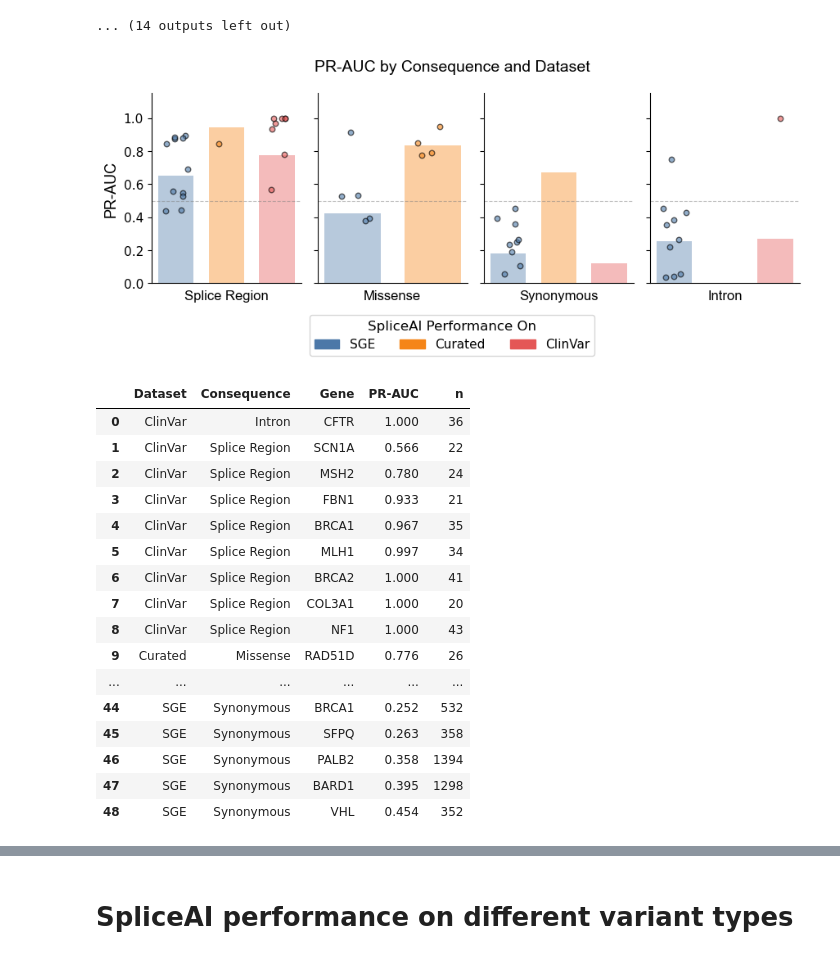
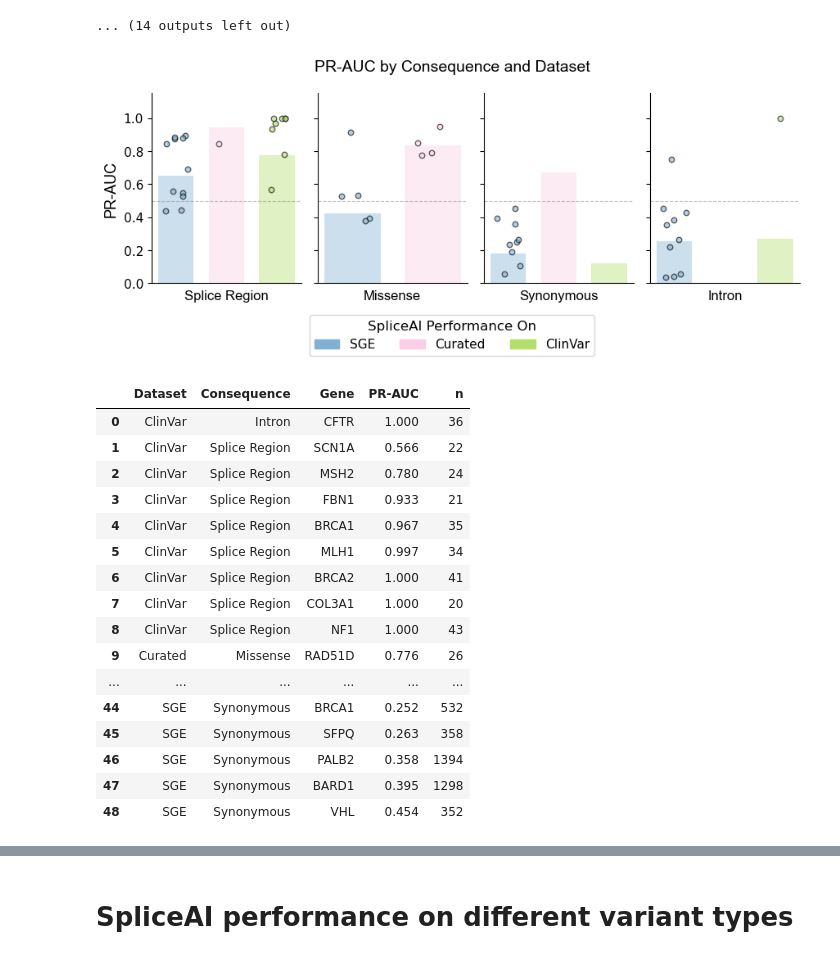
Before and after one commit to ivanw314/PillarProject_CAVA_Analysis, a Jupyter notebook: Notebooks/PP_SpliceAI_Joint_benchmarking.ipynb, the cells around one changed output, grey strips where cells are left out. Drawn from its saved outputs; the diff is of its cells as text; code cells hidden in the pictures.

Commit message:
Update PP_SpliceAI_Joint_benchmarking.ipynb
Updated barplot color palette

```diff
--- a/Notebooks/PP_SpliceAI_Joint_benchmarking.ipynb
+++ b/Notebooks/PP_SpliceAI_Joint_benchmarking.ipynb
@@ -720,7 +720,7 @@ MIN_GENE_N_PER_CLASS = 3
 GENE_COL_MAP = {'SGE': 'Gene', 'Curated': 'Gene', 'ClinVar': 'GeneSymbol'}
 
 _dataset_order = list(dfs.keys())
-_PRAUC_COLORS  = {d: c for d, c in zip(_dataset_order, ['#4c78a8', '#f58518', '#e45756', '#72b7b2', '#54a24b', '#eeca3b', '#b279a2', '#ff9da6', '#9d755d', '#bab0ac'])}
+_PRAUC_COLORS  = {'SGE': '#80b1d3', 'Curated': '#fccde5', 'ClinVar': '#b3de69'}
 
 
 def plot_prauc_bars(agg_df, gene_df, consequence_order, title):
@@ -852,34 +852,34 @@ _base = alt.Chart(auc_summary_df).encode(
             axis=alt.Axis(title="PR-AUC", labelFontSize=14, titleFontSize=16,
                           labelFont="Arial", titleFont="Arial")),
     color=alt.Color("Dataset:N", sort=_dataset_order,
                 scale=alt.Scale(range=[_PRAUC_COLORS[d] for d in _dataset_order]),
                     legend=alt.Legend(title="SpliceAI Performance On", labelFontSize=13, titleFontSize=14,
                                       labelFont="Arial", titleFont="Arial",
                                       orient="bottom", direction="horizontal")),
     tooltip=[
         alt.Tooltip("Dataset:N"),
         alt.Tooltip("Consequence:N"),
         alt.Tooltip("PR-AUC:Q", format=".3f", title="PR-AUC"),
         alt.Tooltip("n:Q", title="n"),
     ],
 )
 (
     alt.layer(_base.mark_bar(),
               _base.mark_text(dy=-6, fontSize=10, fontWeight="bold", color="black").encode(
                   text=alt.Text("PR-AUC:Q", format=".2f")))
     .properties(width=80, height=180)
     .facet(column=alt.Column(
         "Consequence:N", sort=CONSEQUENCE_ORDER,
         header=alt.Header(title=None, labelFontSize=14, labelFont="Arial",
                           labelOrient="bottom", labelPadding=8),
     ))
     .properties(title="PR-AUC by Consequence and Dataset")
     .configure_title(font="Arial", fontSize=16)
     .configure_axis(grid=False)
     .configure_view(stroke=None)
 ).display()
 # %% [output]
-[figure, old version]
+[figure, new version]
 |  | Dataset | Consequence | Gene | PR-AUC | n |
 | 0 | ClinVar | Intron | CFTR | 1.000 | 36 |
 | 1 | ClinVar | Splice Region | SCN1A | 0.566 | 22 |
```
Also changed, not shown: parts of 2 cells of this notebook.
